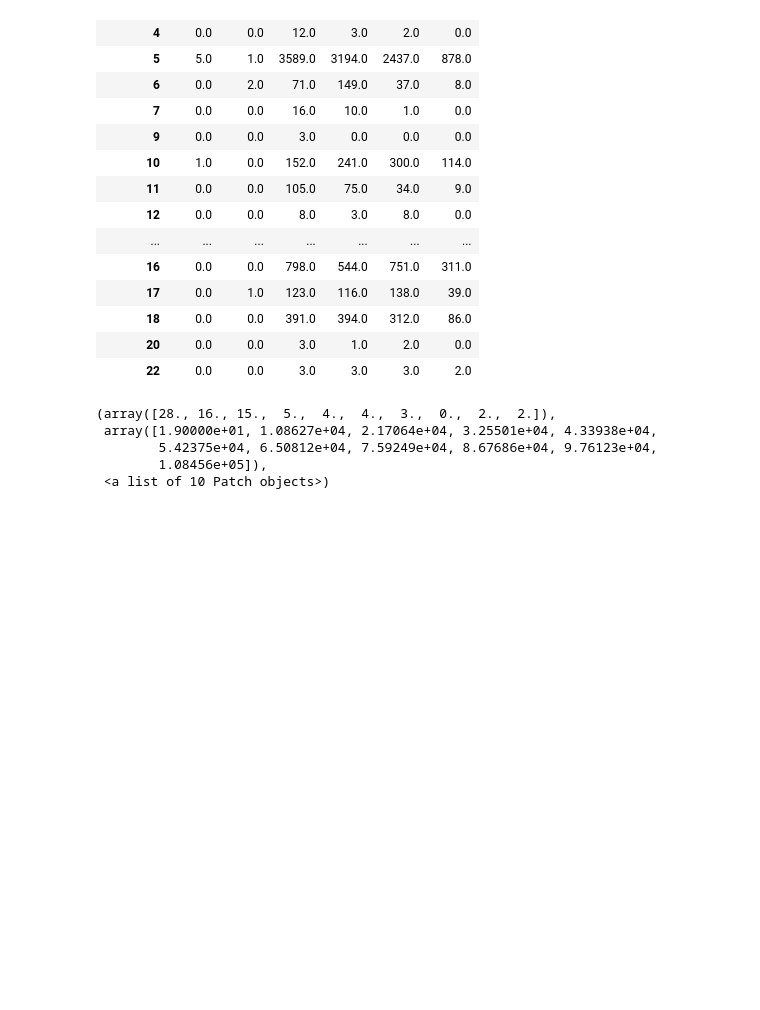
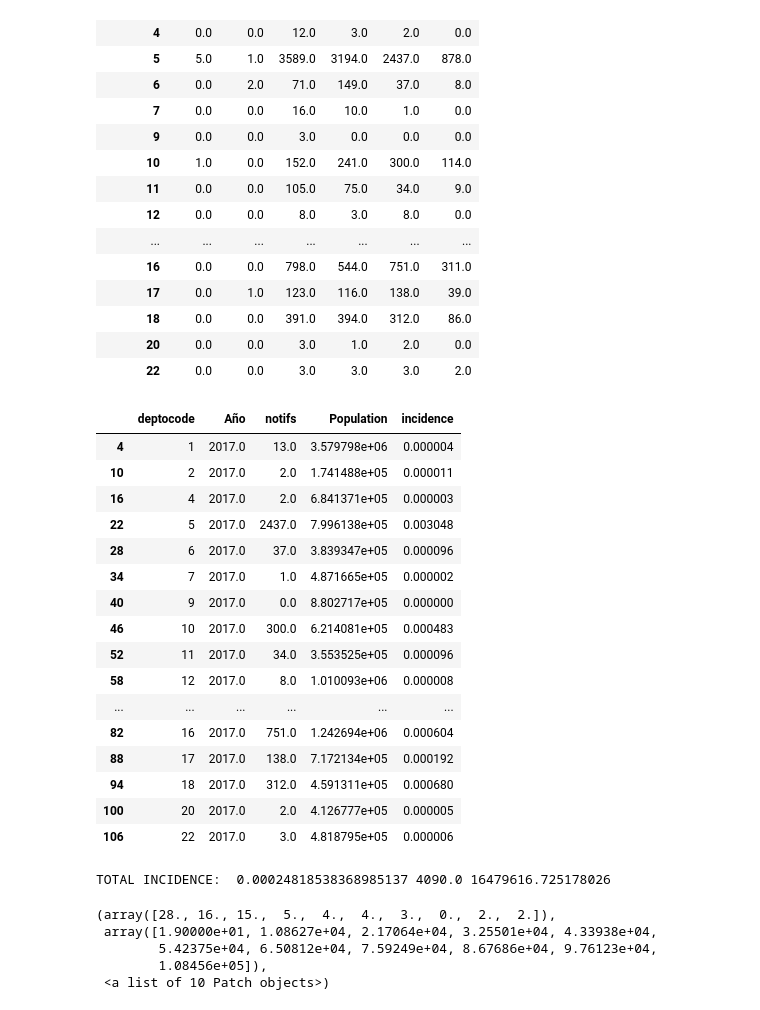
Before and after one commit to Guitlle/gf, a Jupyter notebook: outcome_measurement/malaria/gtm/Gtm - Malaria - bed nets analysis.ipynb, the cells around one changed output. Drawn from its saved outputs; the diff is of its cells as text; code cells hidden in the pictures; blank space fills up the shorter version.

```diff
--- a/outcome_measurement/malaria/gtm/Gtm - Malaria - bed nets analysis.ipynb
+++ b/outcome_measurement/malaria/gtm/Gtm - Malaria - bed nets analysis.ipynb
@@ -168,6 +168,31 @@ incidence["Population"] = incidence.apply(lambda x:
                                       hf.GTDeptoPopulation(x.deptocode, x["Año"]), 1)
 # %%
 incidence["incidence"] = incidence.notifs/incidence.Population
+incidence[incidence["Año"] == 2017]
+# %% [output]
+|  | deptocode | Año | notifs | Population | incidence |
+| 4 | 1 | 2017.0 | 13.0 | 3.579798e+06 | 0.000004 |
+| 10 | 2 | 2017.0 | 2.0 | 1.741488e+05 | 0.000011 |
+| 16 | 4 | 2017.0 | 2.0 | 6.841371e+05 | 0.000003 |
+| 22 | 5 | 2017.0 | 2437.0 | 7.996138e+05 | 0.003048 |
+| 28 | 6 | 2017.0 | 37.0 | 3.839347e+05 | 0.000096 |
+| 34 | 7 | 2017.0 | 1.0 | 4.871665e+05 | 0.000002 |
+| 40 | 9 | 2017.0 | 0.0 | 8.802717e+05 | 0.000000 |
+| 46 | 10 | 2017.0 | 300.0 | 6.214081e+05 | 0.000483 |
+| 52 | 11 | 2017.0 | 34.0 | 3.553525e+05 | 0.000096 |
+| 58 | 12 | 2017.0 | 8.0 | 1.010093e+06 | 0.000008 |
+| ... | ... | ... | ... | ... | ... |
+| 82 | 16 | 2017.0 | 751.0 | 1.242694e+06 | 0.000604 |
+| 88 | 17 | 2017.0 | 138.0 | 7.172134e+05 | 0.000192 |
+| 94 | 18 | 2017.0 | 312.0 | 4.591311e+05 | 0.000680 |
+| 100 | 20 | 2017.0 | 2.0 | 4.126777e+05 | 0.000005 |
+| 106 | 22 | 2017.0 | 3.0 | 4.818795e+05 | 0.000006 |
+# %%
+print("TOTAL INCIDENCE: ", notifsYear[2017].sum()/hf.GTDeptoPopulation(range(1,23), 2017).sum(),
+      notifsYear[2017].sum(),
+      hf.GTDeptoPopulation(range(1,23), 2017).sum())
+# %% [output]
+TOTAL INCIDENCE:  0.00024818538368985137 4090.0 16479616.725178026
 # %%
 incidence = incidence[incidence["Año"]>2014]
 incidence = incidence.rename(columns={"Año":  "Year"}).pivot_table(values = "incidence", index = "deptocode",
```
Also changed, not shown: 1 other file.
